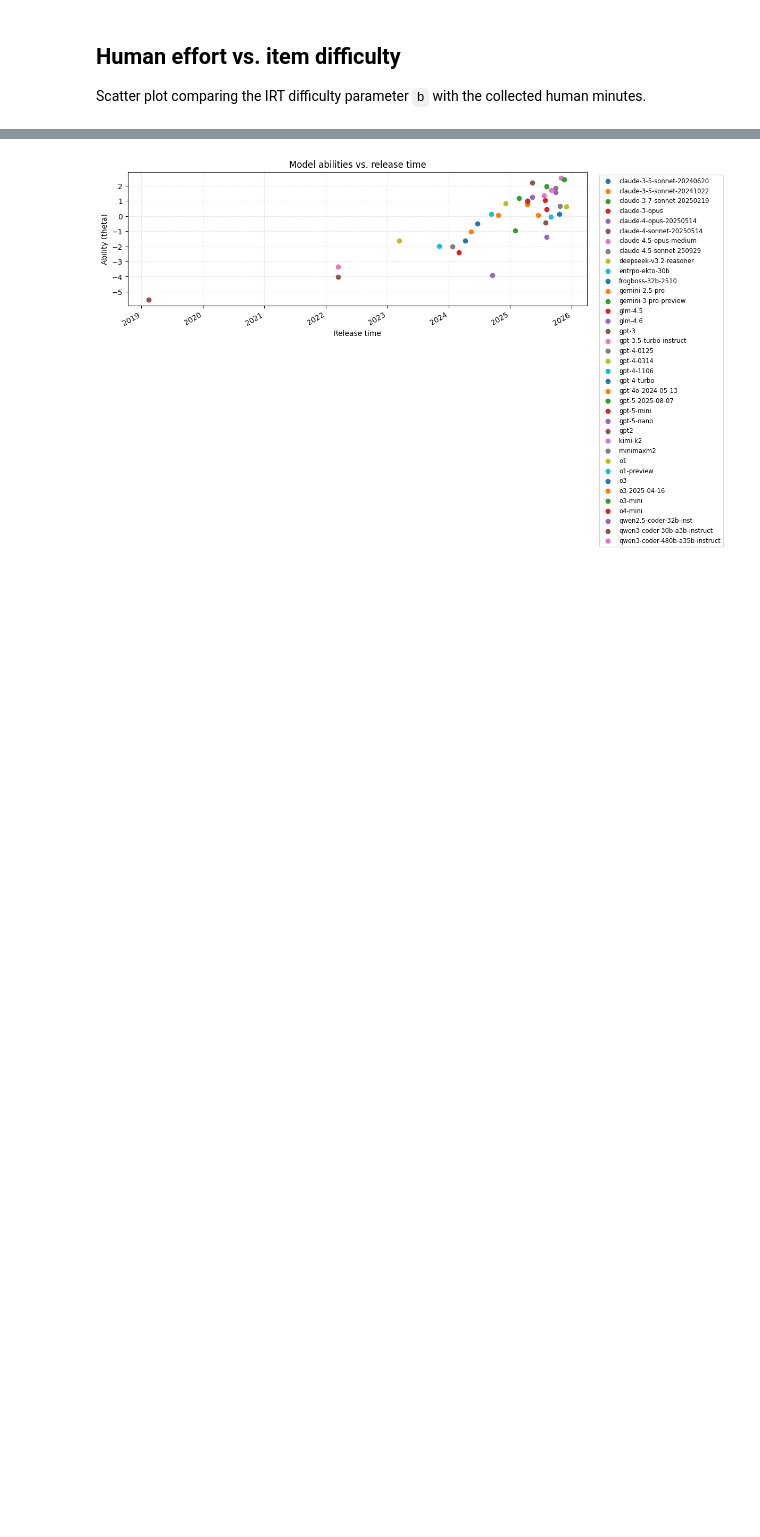
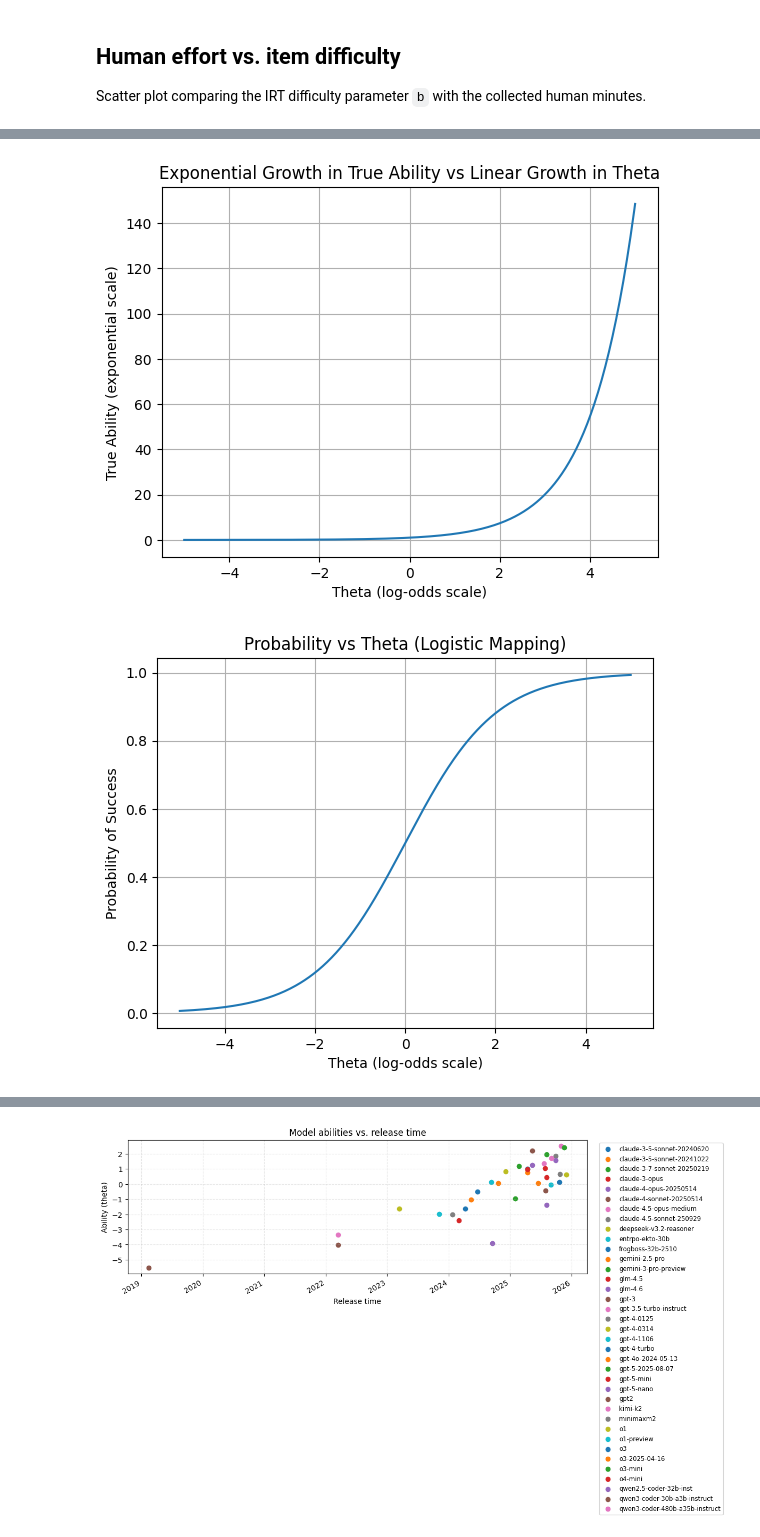
Before and after one commit to FY-Liu/BRIDGE, a Jupyter notebook: IRT/irt.ipynb, the cells around one changed output, grey strips where cells are left out. Cells and saved outputs as stored; diff of their text form; code cells hidden in the pictures; blank space fills up the shorter version.

```diff
--- a/IRT/irt.ipynb
+++ b/IRT/irt.ipynb
@@ -1281,0 +1465,29 @@ Scatter plot of subject ability against the annotated release timestamps.
+# %%
+import numpy as np
+import matplotlib.pyplot as plt
+
+# ----- Visualization 1: True ability (exponential) vs theta (log-odds) -----
+theta = np.linspace(-5, 5, 500)
+true_ability = np.exp(theta)
+
+plt.figure()
+plt.plot(theta, true_ability)
+plt.xlabel("Theta (log-odds scale)")
+plt.ylabel("True Ability (exponential scale)")
+plt.title("Exponential Growth in True Ability vs Linear Growth in Theta")
+plt.grid(True)
+plt.show()
+
+# ----- Visualization 2: Logistic Curve in Theta Space -----
+p = 1 / (1 + np.exp(-theta))
+
+plt.figure()
+plt.plot(theta, p)
+plt.xlabel("Theta (log-odds scale)")
+plt.ylabel("Probability of Success")
+plt.title("Probability vs Theta (Logistic Mapping)")
+plt.grid(True)
+plt.show()
+# %% [output]
+[figure, added]
+[figure, added]
```
Also changed, not shown: parts of 6 cells of this notebook, 1 other file.
